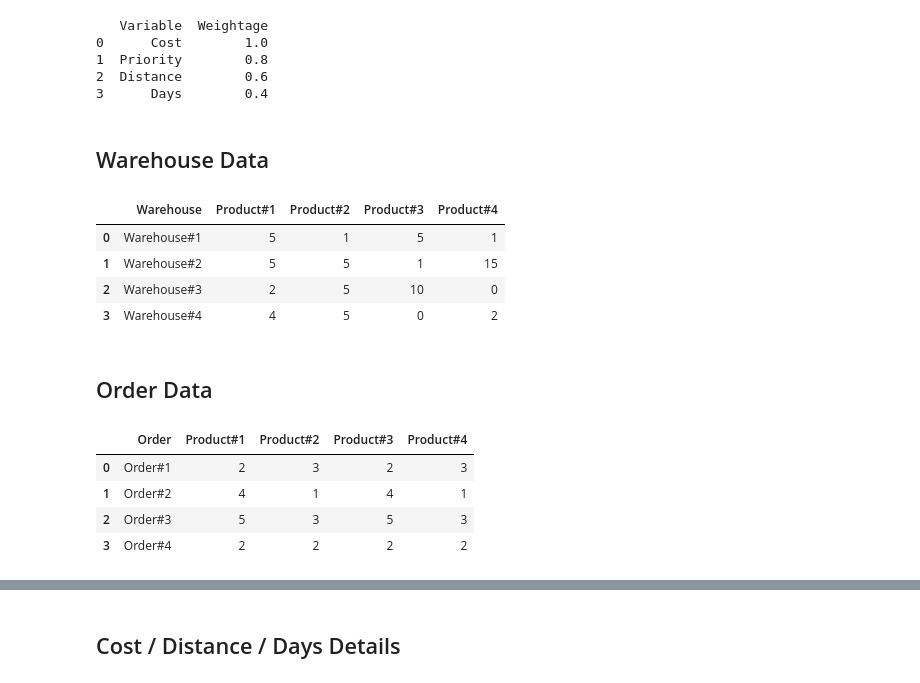
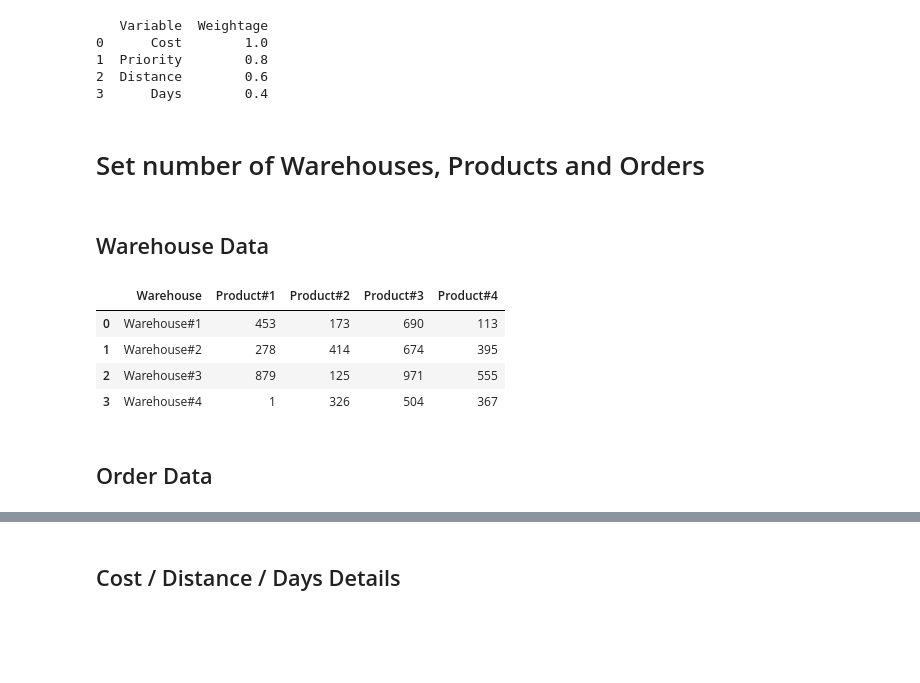
Before and after one commit to kk20krishna/Intelligent-Sourcing, a Jupyter notebook: Intelligent_Sourcing.ipynb, the cells around one changed output, grey strips where cells are left out. Cells and saved outputs as stored; diff of their text form; code cells hidden in the pictures; blank space fills up the shorter version.

```diff
--- a/Intelligent_Sourcing.ipynb
+++ b/Intelligent_Sourcing.ipynb
@@ -85,3 +87,5 @@ Weightage_Cost = 1
 Weightage_Priority = 0.8
 Weightage_distance = 0.6
 Weightage_days = 0.4
+# %% [markdown]
+# Set number of Warehouses, Products and Orders
@@ -88,23 +96,26 @@ Weightage_days = 0.4
 # %% [markdown]
 ## Warehouse Data
-# %%
-# Read Warehouse data CSV
-stock_data_csv = """
-Warehouse,Product#1,Product#2,Product#3,Product#4
-Warehouse#1,5,1,5,1
-Warehouse#2,5,5,1,15
-Warehouse#3,2,5,10,0
-Warehouse#4,4,5,0,2
-"""
-
-stock_data = pd.read_csv(StringIO(stock_data_csv))
-stock_data
-# %% [output]
-|  | Warehouse | Product#1 | Product#2 | Product#3 | Product#4 |
-| 0 | Warehouse#1 | 5 | 1 | 5 | 1 |
-| 1 | Warehouse#2 | 5 | 5 | 1 | 15 |
-| 2 | Warehouse#3 | 2 | 5 | 10 | 0 |
-| 3 | Warehouse#4 | 4 | 5 | 0 | 2 |
+# %%
+# Read Warehouse data CSV
+stock_data_csv = "Warehouse"
+for p in range(1, num_of_products+1):
+    stock_data_csv += f',Product#{p}'
+stock_data_csv += '\n'
+
+for w in range(1, num_of_warehouses+1):
+    stock_data_csv += f"Warehouse#{w}"
+    for p in range(1, num_of_products+1):
+        stock_data_csv += f',{rng.integers(1, 1000)}'
+    stock_data_csv += '\n'
+
+stock_data = pd.read_csv(StringIO(stock_data_csv))
+stock_data
+# %% [output]
+|  | Warehouse | Product#1 | Product#2 | Product#3 | Product#4 |
+| 0 | Warehouse#1 | 453 | 173 | 690 | 113 |
+| 1 | Warehouse#2 | 278 | 414 | 674 | 395 |
+| 2 | Warehouse#3 | 879 | 125 | 971 | 555 |
+| 3 | Warehouse#4 | 1 | 326 | 504 | 367 |
 # %%
 # Creates a dictionary of the available stock of each product in each warehouse
 
@@ -114,21 +125,3 @@ Products = stock_data.columns[1:]
 stock = makeDict([Warehouses, Products], stock_data.drop('Warehouse', axis=1).values, default=0)
 # %% [markdown]
 ## Order Data
-# %%
-# Read Demand data CSV
-order_data_csv = """
-Order,Product#1,Product#2,Product#3,Product#4
-Order#1,2,3,2,3
-Order#2,4,1,4,1
-Order#3,5,3,5,3
-Order#4,2,2,2,2
-"""
-
-order_data = pd.read_csv(StringIO(order_data_csv))
-order_data
-# %% [output]
-|  | Order | Product#1 | Product#2 | Product#3 | Product#4 |
-| 0 | Order#1 | 2 | 3 | 2 | 3 |
-| 1 | Order#2 | 4 | 1 | 4 | 1 |
-| 2 | Order#3 | 5 | 3 | 5 | 3 |
-| 3 | Order#4 | 2 | 2 | 2 | 2 |
```
Also changed, not shown: parts of 8 cells of this notebook.
